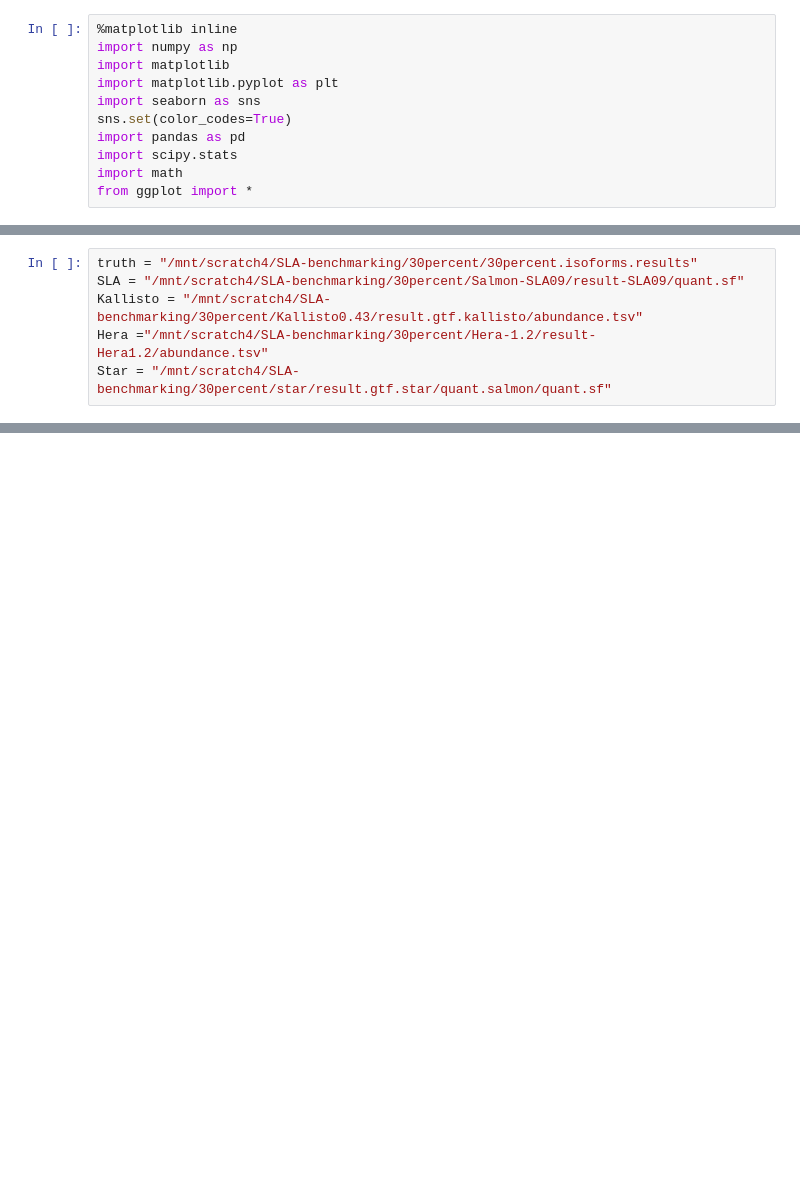
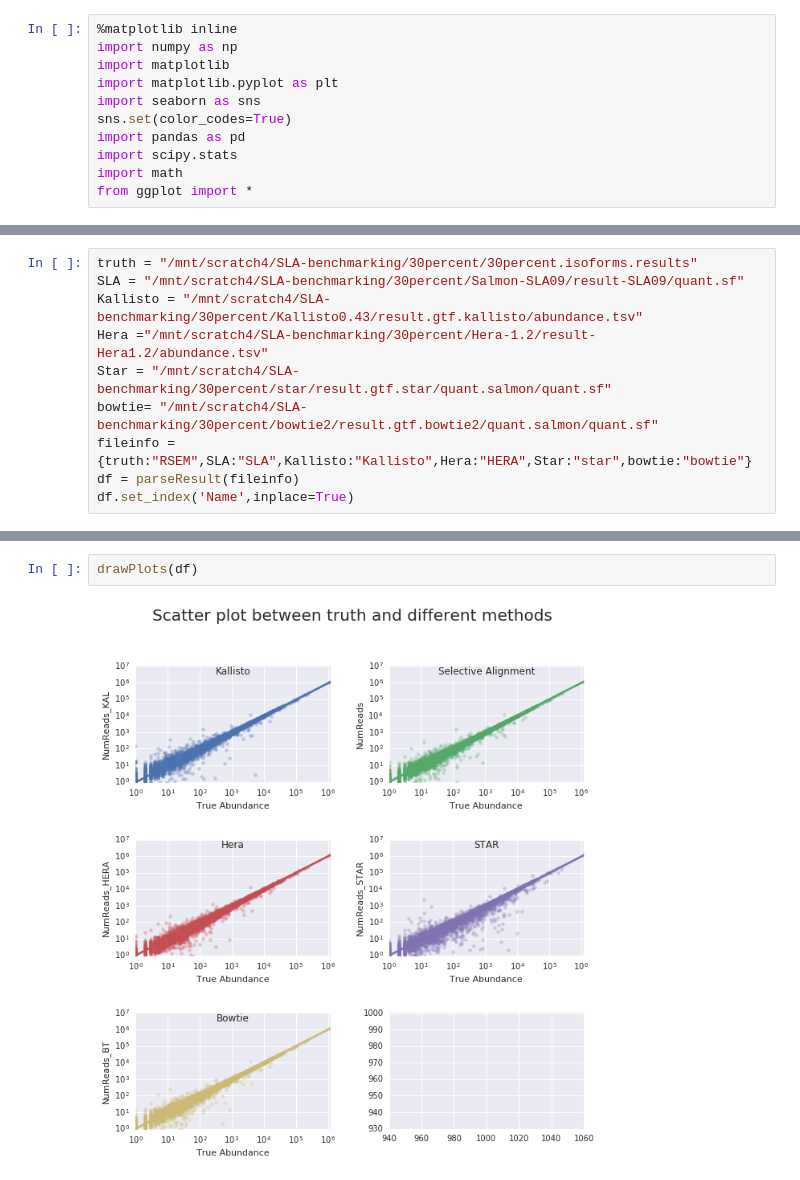
Before and after one commit to COMBINE-lab/selective-alignment-experiment, a Jupyter notebook: notebook/Scatter Plots.ipynb, the cells around one changed output, grey strips where cells are left out. Saved outputs shown, nothing was run; the diff lists cells and outputs as text; blank space fills up the shorter version.

Commit message:
bowtie2 added

```diff
--- a/notebook/Scatter Plots.ipynb
+++ b/notebook/Scatter Plots.ipynb
@@ -17,3 +119,7 @@ SLA = "/mnt/scratch4/SLA-benchmarking/30percent/Salmon-SLA09/result-SLA09/quant.
 Kallisto = "/mnt/scratch4/SLA-benchmarking/30percent/Kallisto0.43/result.gtf.kallisto/abundance.tsv"
 Hera ="/mnt/scratch4/SLA-benchmarking/30percent/Hera-1.2/result-Hera1.2/abundance.tsv"
 Star = "/mnt/scratch4/SLA-benchmarking/30percent/star/result.gtf.star/quant.salmon/quant.sf"
+bowtie= "/mnt/scratch4/SLA-benchmarking/30percent/bowtie2/result.gtf.bowtie2/quant.salmon/quant.sf"
+fileinfo = {truth:"RSEM",SLA:"SLA",Kallisto:"Kallisto",Hera:"HERA",Star:"star",bowtie:"bowtie"}
+df = parseResult(fileinfo)
+df.set_index('Name',inplace=True)
@@ -131,0 +133,4 @@ for i in xrange(len(axs)):
+# %%
+drawPlots(df)
+# %% [output]
+[figure, added]
```
Also changed, not shown: parts of 8 cells of this notebook.
